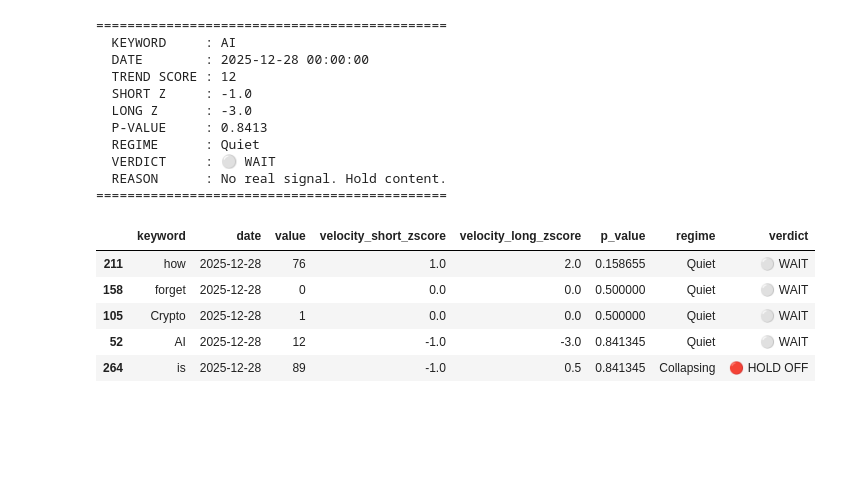
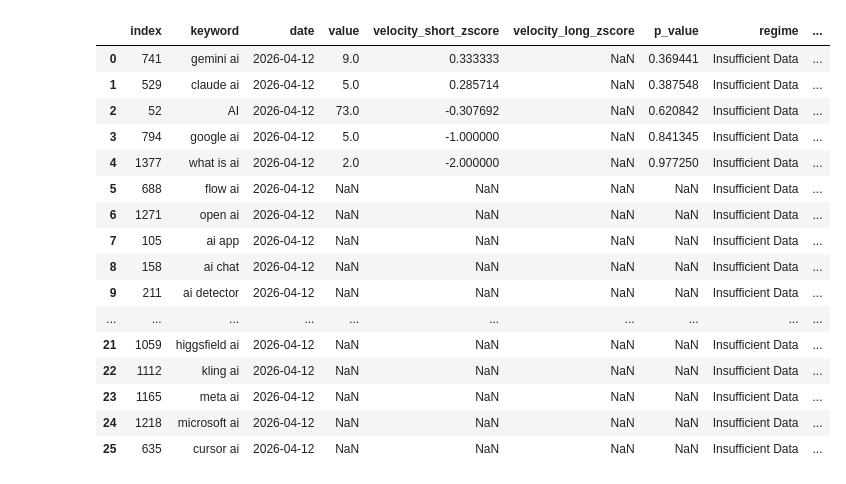
Before and after one commit to writingeye/SingalFlow--SEO_Trend_Detection, a Jupyter notebook: SignalFlow.ipynb, the cells around one changed output. Cells and saved outputs as stored; diff of their text form; code cells hidden in the pictures; blank space fills up the shorter version.

```diff
--- a/SignalFlow.ipynb
+++ b/SignalFlow.ipynb
@@ -20,0 +111,7 @@ import time
+# %%
+def batch_list(lst, size= 5):
+    for i in range(0, len(lst), size):
+        yield lst[i:i+size]
+
+for batch in batch_list(keyword_list):
+    print(batch)
@@ -88,3 +245,5 @@ iot.shape
 # %%
-iot.plot()
+final_df.drop(columns=["isPartial"], inplace=True)
+print(f"Database shape: {final_df.shape}")
+final_df.plot()
 # %% [output]
@@ -93,12 +260,14 @@ iot.plot()
 # %%
-iot.drop(columns=["isPartial"], inplace=True)
-df = iot.reset_index().melt(
+df_melt = final_df.reset_index().melt(
     id_vars="date",
     var_name="keyword",
     value_name="value"
 )
-df = df.sort_values(["keyword", "date"])
+df = df_melt.sort_values(["keyword", "date"])
 df.reset_index(inplace=True)
 df.drop(columns=["index"], inplace=True)
+df = df.drop_duplicates(subset=["date", "keyword"], keep="first")
+df = df.sort_values(["keyword", "date"]).reset_index(drop=True)
+print(df.duplicated(subset=["date", "keyword"]).sum())
 df.head()
 # %% [output]
@@ -114,25 +293,23 @@ df["velocity"] = (
       .diff()
 )
 
-
-
 df["velocity_short"] = (
     df.groupby("keyword")["value"]
-      .transform(lambda x: x.rolling(3).mean().diff())
+      .transform(lambda x: x.rolling(14).mean().diff())
+)
+
+df["velocity_medium"] = (
+    df.groupby("keyword")["value"]
+      .transform(lambda x: x.rolling(30).mean().diff())
 )
 
 df["velocity_long"] = (
     df.groupby("keyword")["value"]
-      .transform(lambda x: x.rolling(7).mean().diff())
+      .transform(lambda x: x.rolling(60).mean().diff())
 )
-
-# df["accelration_rolling_3_day"] = (
-#     df.groupby("keyword")["value"]
-#       .transform(lambda x: x.diff())
-# )
 
 df["acceleration"] = (
     df.groupby("keyword")["velocity"]
       .transform(lambda x: x.diff()))
-df.head(10)
+df.tail(10)
 # %% [output]
@@ -244,58 +438,55 @@ def print_verdict(df, keyword):
     print(f"  VERDICT     : {signal}")
     print(f"  REASON      : {explanation}")
     print("=" * 45)
-
-print_verdict(df, 'AI')
-# %% [output]
-=============================================
-  KEYWORD     : AI
-  DATE        : 2025-12-28 00:00:00
-  TREND SCORE : 12
-  SHORT Z     : -1.0
-  LONG Z      : -3.0
-  P-VALUE     : 0.8413
-  REGIME      : Quiet
-  VERDICT     : ⚪ WAIT
-  REASON      : No real signal. Hold content.
-=============================================
 # %%
 from scipy.stats import norm
 import pandas as pd
 
 def build_summary(df):
     latest = (
         df.sort_values("date")
           .groupby("keyword")
           .tail(1)
           .copy()
     )
 
     latest["p_value"] = latest["velocity_short_zscore"].apply(
         lambda x: 1 - norm.cdf(x) if pd.notna(x) else None
     )
 
     latest["verdict"] = latest["regime"].map(lambda r: verdict_map[r][0])
     latest["reason"] = latest["regime"].map(lambda r: verdict_map[r][1])
 
     summary = latest[[
         "keyword",
         "date",
         "value",
         "velocity_short_zscore",
         "velocity_long_zscore",
         "p_value",
         "regime",
         "verdict"
     ]]
 
     return summary.sort_values("velocity_short_zscore", ascending=False)
 
-summary = build_summary(df.reset_index())
-summary
+summary = build_summary(df)
+summary.reset_index()
 # %% [output]
-|  | keyword | date | value | velocity_short_zscore | velocity_long_zscore | p_value | regime | verdict |
-| 211 | how | 2025-12-28 | 76 | 1.0 | 2.0 | 0.158655 | Quiet | ⚪ WAIT |
-| 158 | forget | 2025-12-28 | 0 | 0.0 | 0.0 | 0.500000 | Quiet | ⚪ WAIT |
-| 105 | Crypto | 2025-12-28 | 1 | 0.0 | 0.0 | 0.500000 | Quiet | ⚪ WAIT |
-| 52 | AI | 2025-12-28 | 12 | -1.0 | -3.0 | 0.841345 | Quiet | ⚪ WAIT |
-| 264 | is | 2025-12-28 | 89 | -1.0 | 0.5 | 0.841345 | Collapsing | 🔴 HOLD OFF |
+|  | index | keyword | date | value | velocity_short_zscore | velocity_long_zscore | p_value | regime | ... |
+| 0 | 741 | gemini ai | 2026-04-12 | 9.0 | 0.333333 | NaN | 0.369441 | Insufficient Data | ... |
+| 1 | 529 | claude ai | 2026-04-12 | 5.0 | 0.285714 | NaN | 0.387548 | Insufficient Data | ... |
+| 2 | 52 | AI | 2026-04-12 | 73.0 | -0.307692 | NaN | 0.620842 | Insufficient Data | ... |
+| 3 | 794 | google ai | 2026-04-12 | 5.0 | -1.000000 | NaN | 0.841345 | Insufficient Data | ... |
+| 4 | 1377 | what is ai | 2026-04-12 | 2.0 | -2.000000 | NaN | 0.977250 | Insufficient Data | ... |
+| 5 | 688 | flow ai | 2026-04-12 | NaN | NaN | NaN | NaN | Insufficient Data | ... |
+| 6 | 1271 | open ai | 2026-04-12 | NaN | NaN | NaN | NaN | Insufficient Data | ... |
+| 7 | 105 | ai app | 2026-04-12 | NaN | NaN | NaN | NaN | Insufficient Data | ... |
+| 8 | 158 | ai chat | 2026-04-12 | NaN | NaN | NaN | NaN | Insufficient Data | ... |
+| 9 | 211 | ai detector | 2026-04-12 | NaN | NaN | NaN | NaN | Insufficient Data | ... |
+| ... | ... | ... | ... | ... | ... | ... | ... | ... | ... |
+| 21 | 1059 | higgsfield ai | 2026-04-12 | NaN | NaN | NaN | NaN | Insufficient Data | ... |
+| 22 | 1112 | kling ai | 2026-04-12 | NaN | NaN | NaN | NaN | Insufficient Data | ... |
+| 23 | 1165 | meta ai | 2026-04-12 | NaN | NaN | NaN | NaN | Insufficient Data | ... |
+| 24 | 1218 | microsoft ai | 2026-04-12 | NaN | NaN | NaN | NaN | Insufficient Data | ... |
+| 25 | 635 | cursor ai | 2026-04-12 | NaN | NaN | NaN | NaN | Insufficient Data | ... |
```
Also changed, not shown: parts of 28 cells of this notebook.
